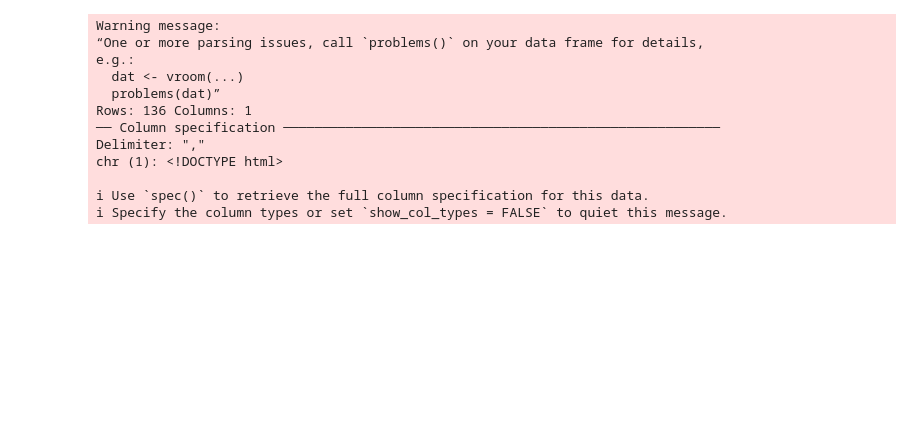
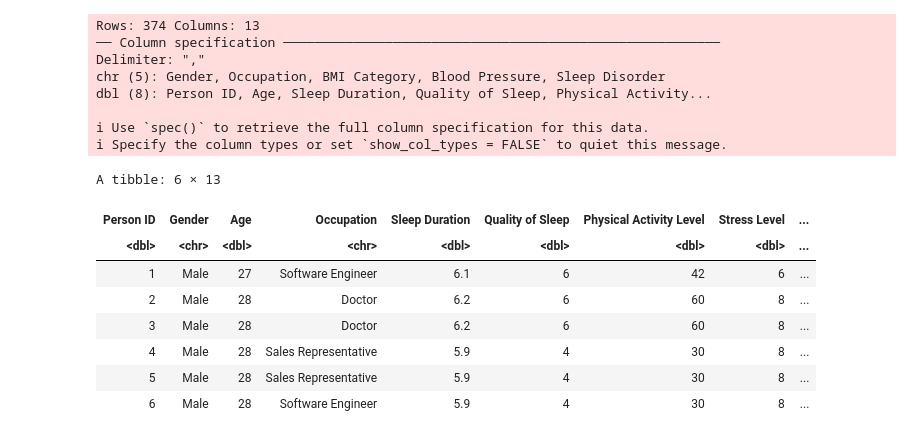
Before and after one commit to ptank1/dsci-100-2023w1-group-30, a Jupyter notebook: sleep_data_analysis.ipynb, the cells around one changed output. Cells and saved outputs as stored; diff of their text form; code cells hidden in the pictures; blank space fills up the shorter version.

```diff
--- a/sleep_data_analysis.ipynb
+++ b/sleep_data_analysis.ipynb
@@ -6,16 +16,21 @@ options(repr.matrix.max.rows = 6)
 # %%
-url <- "https://www.kaggle.com/datasets/uom190346a/sleep-health-and-lifestyle-dataset/data"
-sleep_data <- read_csv(url)
+sleep_data <- read_csv("data/Sleep_health_and_lifestyle_dataset.csv")
+head(sleep_data)
 # %% [output]
-Warning message:
-“One or more parsing issues, call `problems()` on your data frame for details,
-e.g.:
-  dat <- vroom(...)
-  problems(dat)”
-Rows: 136 Columns: 1
+Rows: 374 Columns: 13
 ── Column specification ────────────────────────────────────────────────────────
 Delimiter: ","
-chr (1): <!DOCTYPE html>
+chr (5): Gender, Occupation, BMI Category, Blood Pressure, Sleep Disorder
+dbl (8): Person ID, Age, Sleep Duration, Quality of Sleep, Physical Activity...
 
 ℹ Use `spec()` to retrieve the full column specification for this data.
 ℹ Specify the column types or set `show_col_types = FALSE` to quiet this message.
+A tibble: 6 × 13
+| Person ID | Gender | Age | Occupation | Sleep Duration | Quality of Sleep | Physical Activity Level | Stress Level | ... |
+| <dbl> | <chr> | <dbl> | <chr> | <dbl> | <dbl> | <dbl> | <dbl> | ... |
+| 1 | Male | 27 | Software Engineer | 6.1 | 6 | 42 | 6 | ... |
+| 2 | Male | 28 | Doctor | 6.2 | 6 | 60 | 8 | ... |
+| 3 | Male | 28 | Doctor | 6.2 | 6 | 60 | 8 | ... |
+| 4 | Male | 28 | Sales Representative | 5.9 | 4 | 30 | 8 | ... |
+| 5 | Male | 28 | Sales Representative | 5.9 | 4 | 30 | 8 | ... |
+| 6 | Male | 28 | Software Engineer | 5.9 | 4 | 30 | 8 | ... |
```
Also changed, not shown: parts of 9 cells of this notebook, 1 other file.
